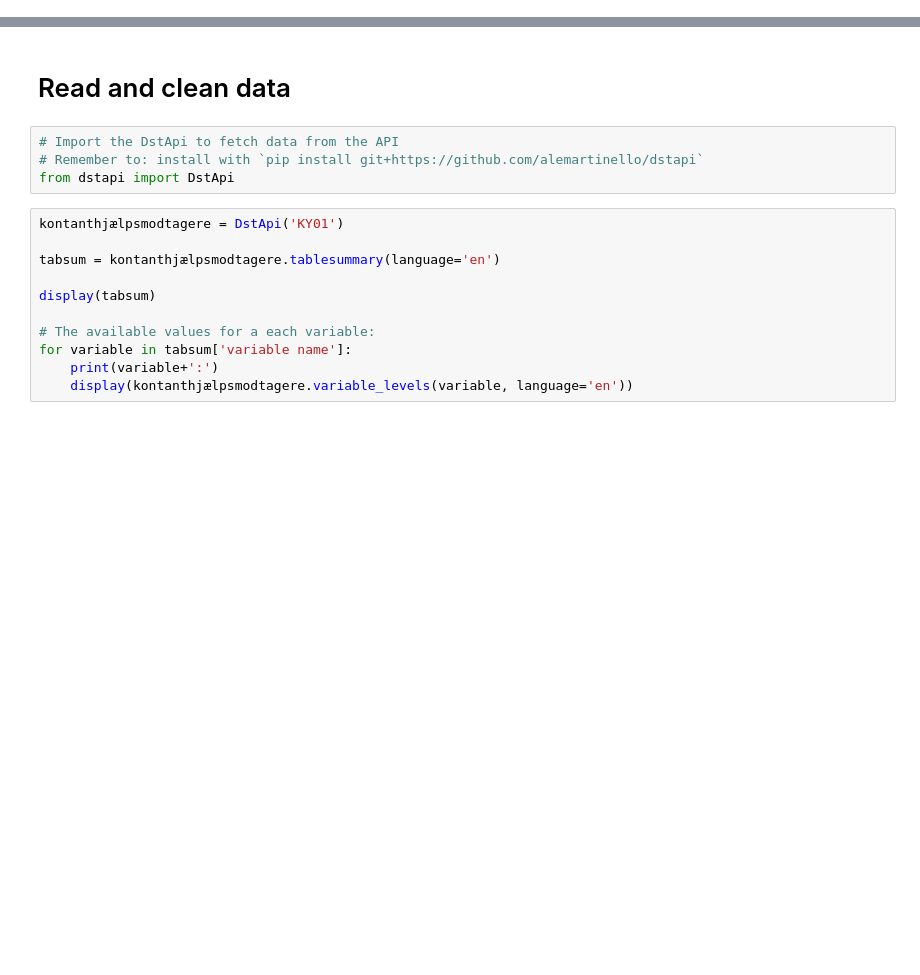
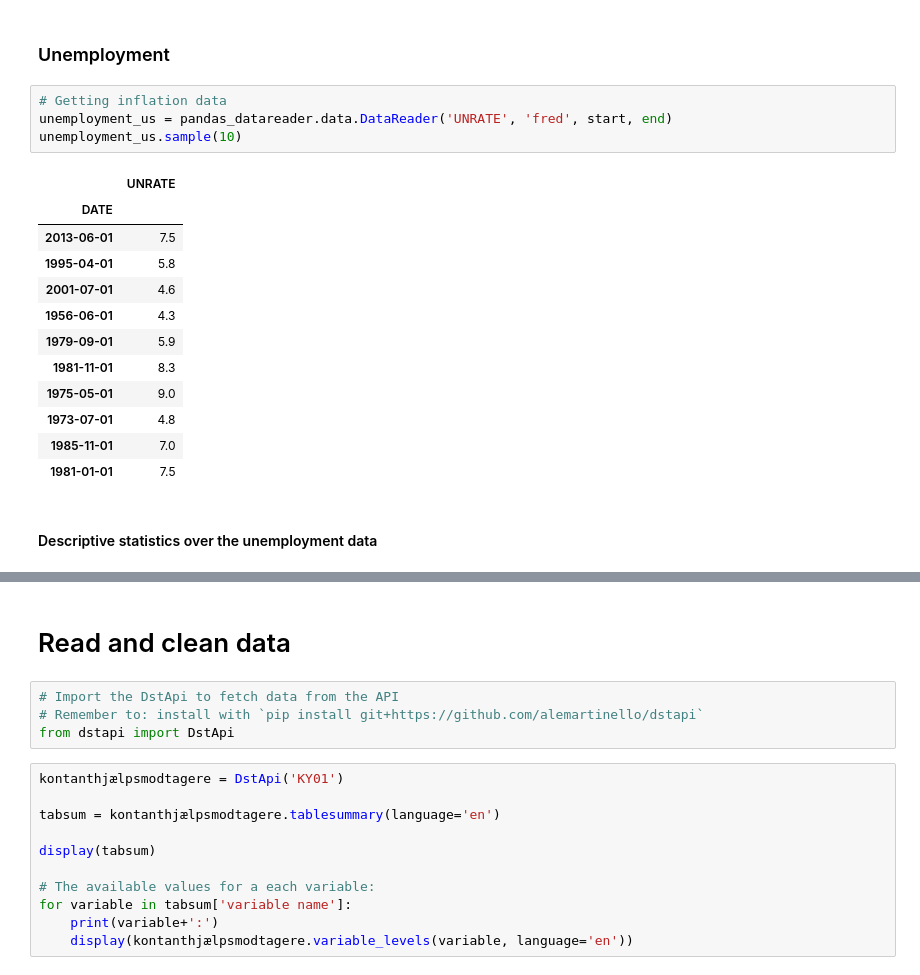
Before and after one commit to sgv491/projects-2024-Bertil-Nikoline-Victor, a Jupyter notebook: dataproject/dataproject.ipynb, the cells around one changed output, grey strips where cells are left out. Drawn from its saved outputs; the diff is of its cells as text; blank space fills up the shorter version.

```diff
--- a/dataproject/dataproject.ipynb
+++ b/dataproject/dataproject.ipynb
@@ -24,0 +81,21 @@ ModuleNotFoundError: No module named 'matplotlib_venn'
+# %% [markdown]
+### Unemployment
+# %%
+# Getting inflation data
+unemployment_us = pandas_datareader.data.DataReader('UNRATE', 'fred', start, end)
+unemployment_us.sample(10)
+# %% [output]
+|  | UNRATE |
+| DATE |  |
+| 2013-06-01 | 7.5 |
+| 1995-04-01 | 5.8 |
+| 2001-07-01 | 4.6 |
+| 1956-06-01 | 4.3 |
+| 1979-09-01 | 5.9 |
+| 1981-11-01 | 8.3 |
+| 1975-05-01 | 9.0 |
+| 1973-07-01 | 4.8 |
+| 1985-11-01 | 7.0 |
+| 1981-01-01 | 7.5 |
+# %% [markdown]
+#### Descriptive statistics over the unemployment data
```
Also changed, not shown: parts of 15 cells of this notebook, 2 other files.
